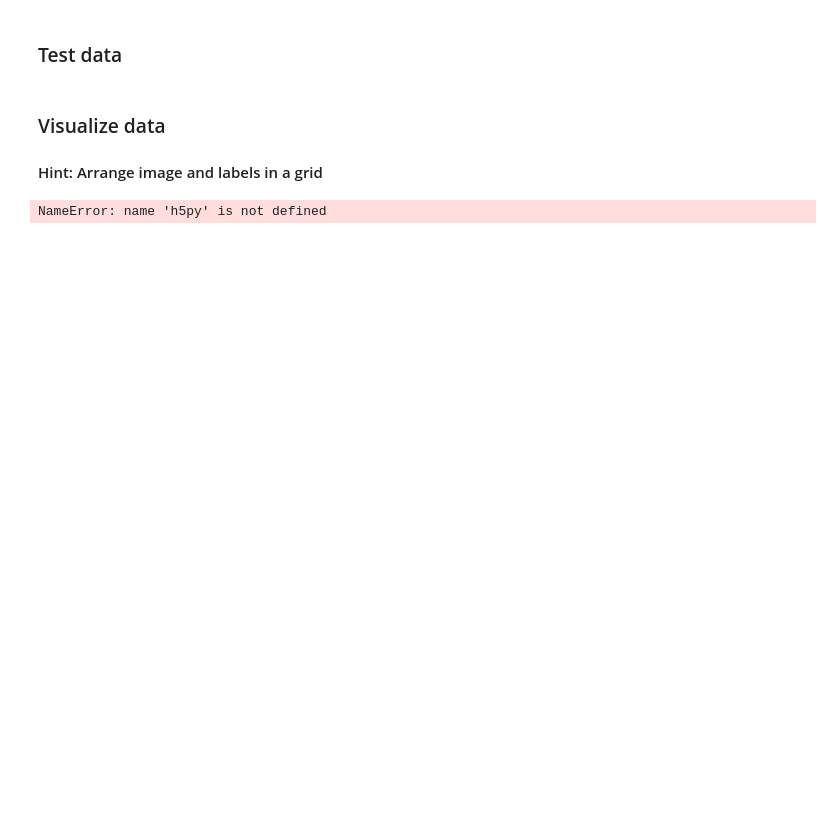
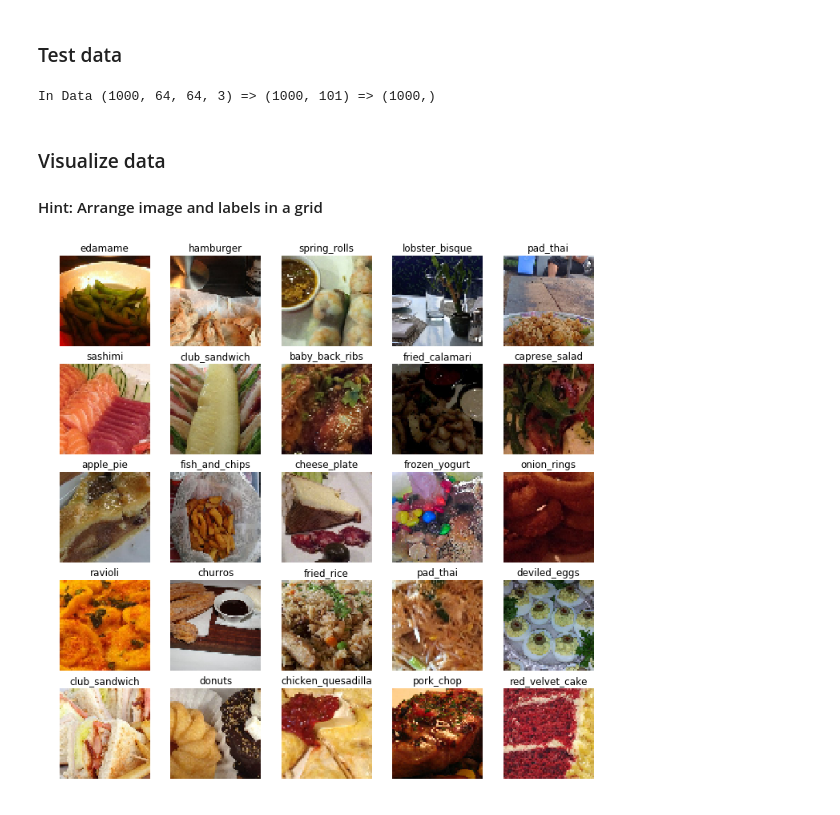
Before and after one commit to ai4all-sfu/vision-project_material, a Jupyter notebook: visualize_data.ipynb, the cells around one changed output. Cells and saved outputs as stored; diff of their text form; code cells hidden in the pictures; blank space fills up the shorter version.

```diff
--- a/visualize_data.ipynb
+++ b/visualize_data.ipynb
@@ -38,3 +36,10 @@ test_h5_path = os.path.join(base_path, 'food_test_c101_n1000_r64x64x3.h5')
+# %%
+X_test = HDF5Matrix(test_h5_path, 'images')[:]
+y_test = HDF5Matrix(test_h5_path, 'category')[:]
+y_test_cat = np.argmax(y_test,-1)
+print('In Data',X_test.shape,'=>', y_test.shape, '=>', y_test_cat.shape)
+# %% [output]
+In Data (1000, 64, 64, 3) => (1000, 101) => (1000,)
 # %% [markdown]
 ### Visualize data
 
@@ -42,15 +47,15 @@ test_h5_path = os.path.join(base_path, 'food_test_c101_n1000_r64x64x3.h5')
 # %%
 sample_imgs = 50
 with h5py.File(train_h5_path, 'r') as n_file:
     total_imgs = n_file['images'].shape[0]
     read_idxs = slice(0,sample_imgs)
-
-    #read the images and categories for plooting
     im_data = n_file['images'][read_idxs]
     im_label = n_file['category'].value[read_idxs]
     label_names = [x.decode() for x in n_file['category_names'].value]
 fig, m_ax = plt.subplots(5, 5, figsize = (12, 12))
-
-#TODO: how to plot the images (Hint: use 'imshow')
+for c_ax, c_label, c_img in zip(m_ax.flatten(), im_label, im_data):
+    c_ax.imshow(c_img if c_img.shape[2]==3 else c_img[:,:,0], cmap = 'gray')
+    c_ax.axis('off')
+    c_ax.set_title(label_names[np.argmax(c_label)])
 # %% [output]
-NameError: name 'h5py' is not defined
+[figure, added]
```
Also changed, not shown: parts of 3 cells of this notebook.
